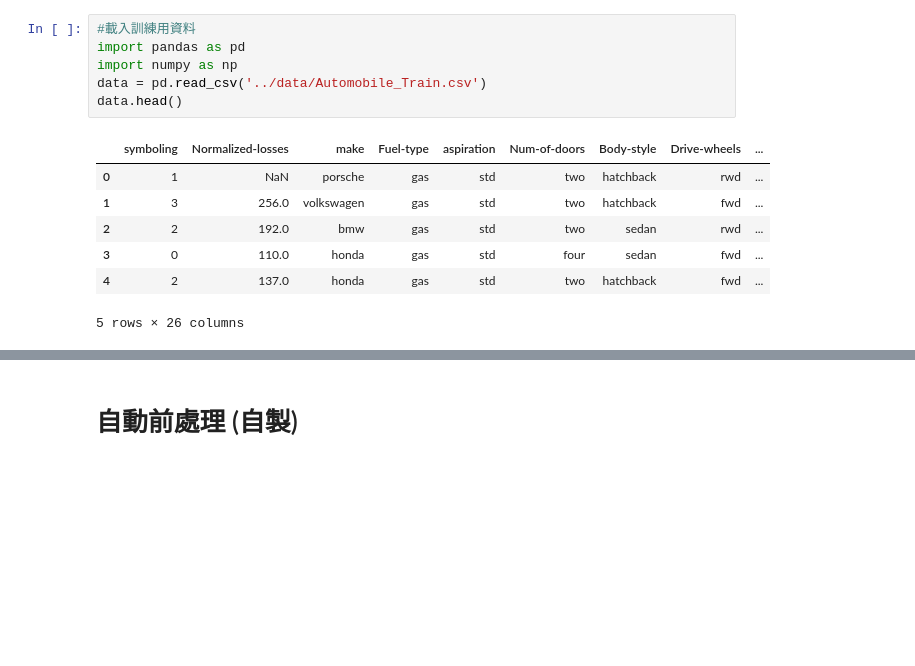
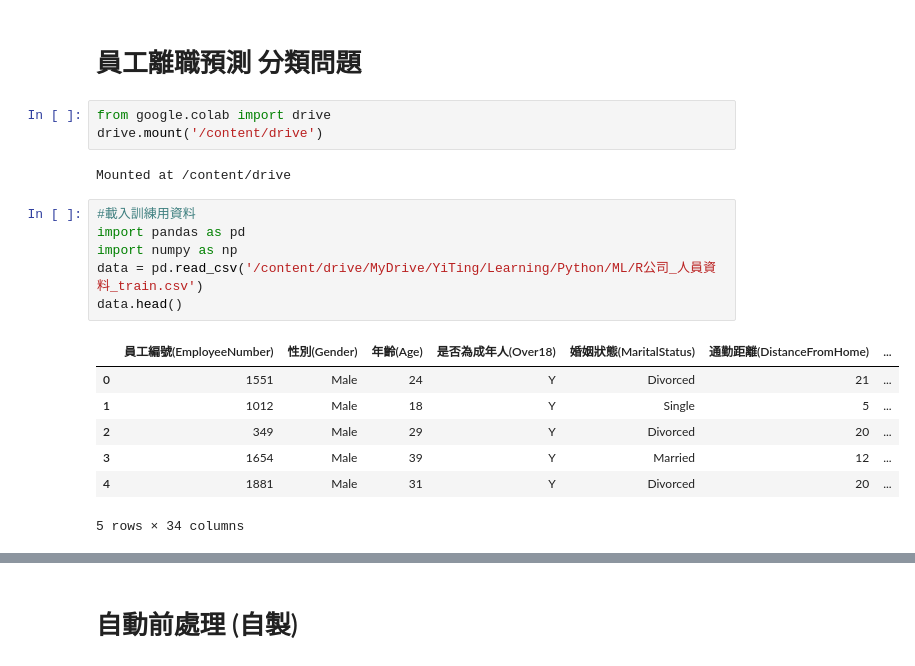
Before and after one commit to Yiting916/ML, a Jupyter notebook: 3-03.LAB_HR_訓練階段.ipynb, the cells around one changed output, grey strips where cells are left out. Saved outputs shown, nothing was run; the diff lists cells and outputs as text; blank space fills up the shorter version.

```diff
--- a/3-03.LAB_HR_訓練階段.ipynb
+++ b/3-03.LAB_HR_訓練階段.ipynb
@@ -3,17 +3,24 @@
+# %% [markdown]
+# 員工離職預測 分類問題
+# %%
+from google.colab import drive
+drive.mount('/content/drive')
+# %% [output]
+Mounted at /content/drive
 # %%
 #載入訓練用資料
 import pandas as pd
 import numpy as np
-data = pd.read_csv('../data/Automobile_Train.csv')
+data = pd.read_csv('/content/drive/MyDrive/YiTing/Learning/Python/ML/R公司_人員資料_train.csv')
 data.head()
 # %% [output]
-|  | symboling | Normalized-losses | make | Fuel-type | aspiration | Num-of-doors | Body-style | Drive-wheels | ... |
-| 0 | 1 | NaN | porsche | gas | std | two | hatchback | rwd | ... |
-| 1 | 3 | 256.0 | volkswagen | gas | std | two | hatchback | fwd | ... |
-| 2 | 2 | 192.0 | bmw | gas | std | two | sedan | rwd | ... |
-| 3 | 0 | 110.0 | honda | gas | std | four | sedan | fwd | ... |
-| 4 | 2 | 137.0 | honda | gas | std | two | hatchback | fwd | ... |
+|  | 員工編號(EmployeeNumber) | 性別(Gender) | 年齡(Age) | 是否為成年人(Over18) | 婚姻狀態(MaritalStatus) | 通勤距離(DistanceFromHome) | ... |
+| 0 | 1551 | Male | 24 | Y | Divorced | 21 | ... |
+| 1 | 1012 | Male | 18 | Y | Single | 5 | ... |
+| 2 | 349 | Male | 29 | Y | Divorced | 20 | ... |
+| 3 | 1654 | Male | 39 | Y | Married | 12 | ... |
+| 4 | 1881 | Male | 31 | Y | Divorced | 20 | ... |
-5 rows × 26 columns
+5 rows × 34 columns
 # %%
 #列出欄位名稱
 data.columns
```
Also changed, not shown: parts of 10 cells of this notebook.
